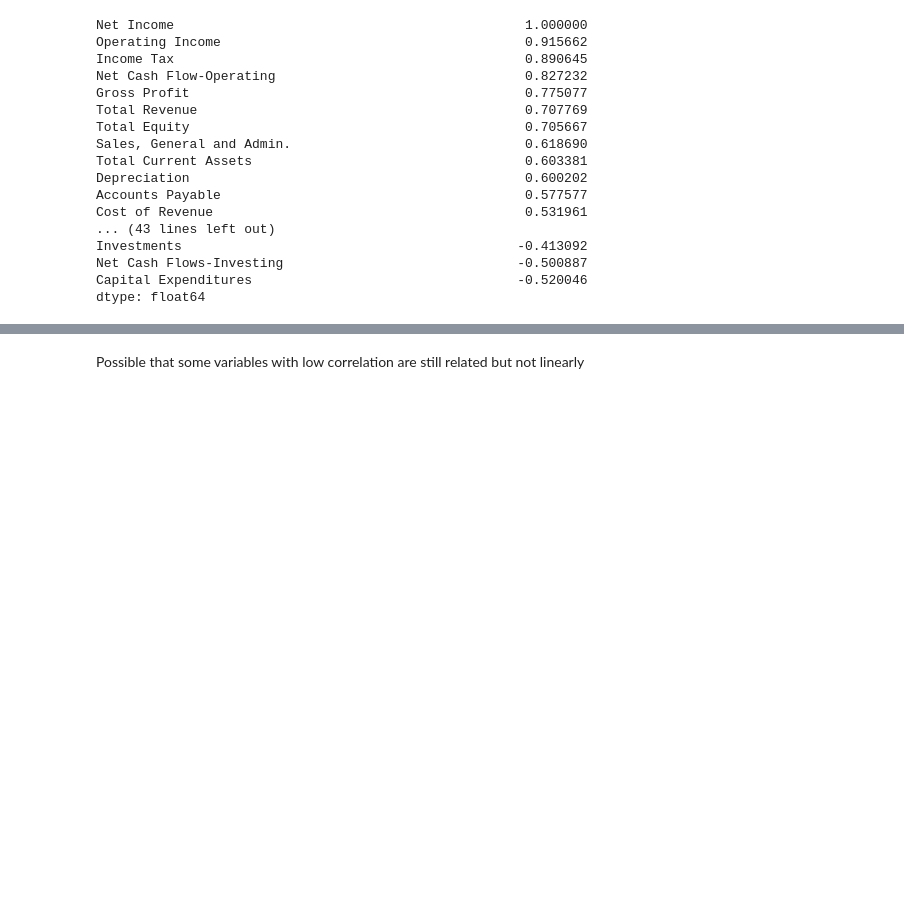
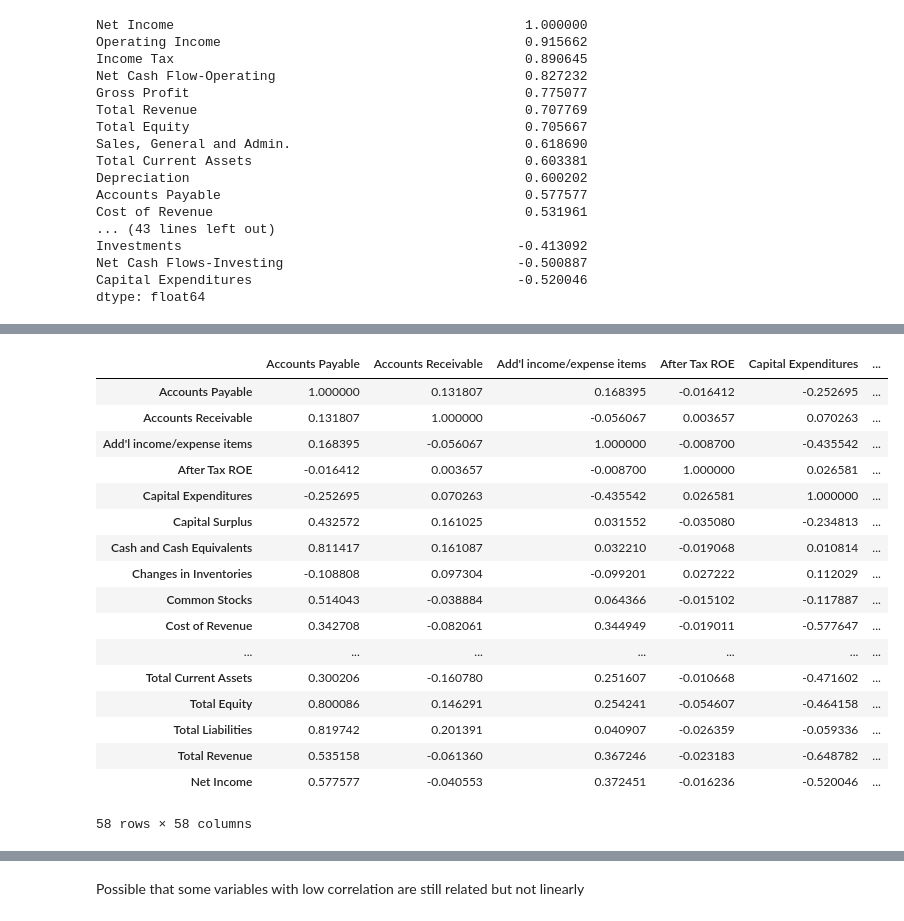
Before and after one commit to sarahhsu1301/STAT-303-2, a Jupyter notebook: Project.ipynb, the cells around one changed output, grey strips where cells are left out. Saved outputs shown, nothing was run; the diff lists cells and outputs as text; code cells hidden in the pictures; blank space fills up the shorter version.

```diff
--- a/Project.ipynb
+++ b/Project.ipynb
@@ -20,7 +20,7 @@ from sklearn.linear_model import LinearRegression
 from sklearn.pipeline import make_pipeline
 from sklearn.preprocessing import StandardScaler
 # %%
-data = pd.read_csv('./Data/fundamentals.csv')
+data = pd.read_csv('./fundamentals.csv')
 data.head()
 # %% [output]
 |  | Unnamed: 0 | Ticker Symbol | Period Ending | Accounts Payable | Accounts Receivable | Add'l income/expense items | ... |
@@ -203,0 +310,21 @@ dtype: float64
+# %%
+train.corr()
+# %% [output]
+|  | Accounts Payable | Accounts Receivable | Add'l income/expense items | After Tax ROE | Capital Expenditures | ... |
+| Accounts Payable | 1.000000 | 0.131807 | 0.168395 | -0.016412 | -0.252695 | ... |
+| Accounts Receivable | 0.131807 | 1.000000 | -0.056067 | 0.003657 | 0.070263 | ... |
+| Add'l income/expense items | 0.168395 | -0.056067 | 1.000000 | -0.008700 | -0.435542 | ... |
+| After Tax ROE | -0.016412 | 0.003657 | -0.008700 | 1.000000 | 0.026581 | ... |
+| Capital Expenditures | -0.252695 | 0.070263 | -0.435542 | 0.026581 | 1.000000 | ... |
+| Capital Surplus | 0.432572 | 0.161025 | 0.031552 | -0.035080 | -0.234813 | ... |
+| Cash and Cash Equivalents | 0.811417 | 0.161087 | 0.032210 | -0.019068 | 0.010814 | ... |
+| Changes in Inventories | -0.108808 | 0.097304 | -0.099201 | 0.027222 | 0.112029 | ... |
+| Common Stocks | 0.514043 | -0.038884 | 0.064366 | -0.015102 | -0.117887 | ... |
+| Cost of Revenue | 0.342708 | -0.082061 | 0.344949 | -0.019011 | -0.577647 | ... |
+| ... | ... | ... | ... | ... | ... | ... |
+| Total Current Assets | 0.300206 | -0.160780 | 0.251607 | -0.010668 | -0.471602 | ... |
+| Total Equity | 0.800086 | 0.146291 | 0.254241 | -0.054607 | -0.464158 | ... |
+| Total Liabilities | 0.819742 | 0.201391 | 0.040907 | -0.026359 | -0.059336 | ... |
+| Total Revenue | 0.535158 | -0.061360 | 0.367246 | -0.023183 | -0.648782 | ... |
+| Net Income | 0.577577 | -0.040553 | 0.372451 | -0.016236 | -0.520046 | ... |
+58 rows × 58 columns
```
Also changed, not shown: parts of 17 cells of this notebook, 4 other files.
